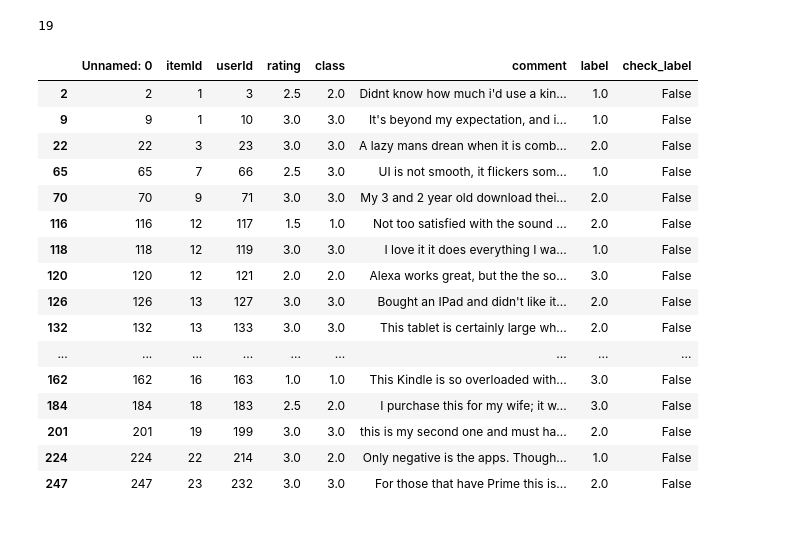
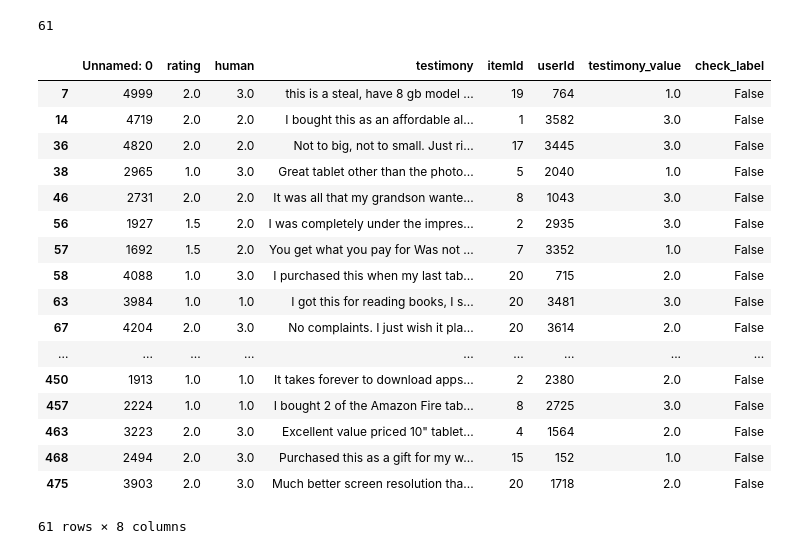
Before and after one commit to deadania14/RecommenderSystem, a Jupyter notebook: sentiment_analysis.ipynb, the cells around one changed output. Cells and saved outputs as stored; diff of their text form; code cells hidden in the pictures.

Commit message:
sentiment evaluation

```diff
--- a/sentiment_analysis.ipynb
+++ b/sentiment_analysis.ipynb
@@ -462,0 +196,7 @@ data_test_filter.head()
+# %%
+# save testimony in a list
+TestTestimony = [str(x) for x in DataTest.testimony]
+# remove all punctuation
+TestTestimony = [testimony.translate(str.maketrans('','',string.punctuation)) for testimony in TestTestimony ]
+# make entire text lowercase
+TestTestimony = [t.lower() for t in TestTestimony]
@@ -462,0 +223,4 @@ data_test_filter.head()
+# %%
+test_testimony_value = SentimentAnalysis(TestTestimony)
+DataTest['testimony_value'] = test_testimony_value
+DataTest.head()
@@ -462,0 +234,5 @@ data_test_filter.head()
+# %%
+# convert human type
+human_list = [float(x) for x in DataTest['human']]
+DataTest['human'] =  human_list
+DataTest.head()
@@ -463,25 +246,26 @@ data_test_filter.head()
 # %%
-data_test_filter['check_label'] = np.where(data_test_filter['class'] != data_test_filter['label'], False , True)
-(data_test_filter['check_label']==False).sum()
+DataTest['check_label'] = np.where(DataTest['human'] != DataTest['testimony_value'], False , True)
+(DataTest['check_label']==False).sum()
 # %% [output]
-19
+61
 # %%
-data_test_filter[data_test_filter['check_label']==False]
+DataTest[DataTest['check_label']==False]
 # %% [output]
-|  | Unnamed: 0 | itemId | userId | rating | class | comment | label | check_label |
-| 2 | 2 | 1 | 3 | 2.5 | 2.0 | Didnt know how much i'd use a kin... | 1.0 | False |
-| 9 | 9 | 1 | 10 | 3.0 | 3.0 | It's beyond my expectation, and i... | 1.0 | False |
-| 22 | 22 | 3 | 23 | 3.0 | 3.0 | A lazy mans drean when it is comb... | 2.0 | False |
-| 65 | 65 | 7 | 66 | 2.5 | 3.0 | UI is not smooth, it flickers som... | 1.0 | False |
-| 70 | 70 | 9 | 71 | 3.0 | 3.0 | My 3 and 2 year old download thei... | 2.0 | False |
-| 116 | 116 | 12 | 117 | 1.5 | 1.0 | Not too satisfied with the sound ... | 2.0 | False |
-| 118 | 118 | 12 | 119 | 3.0 | 3.0 | I love it it does everything I wa... | 1.0 | False |
-| 120 | 120 | 12 | 121 | 2.0 | 2.0 | Alexa works great, but the the so... | 3.0 | False |
-| 126 | 126 | 13 | 127 | 3.0 | 3.0 | Bought an IPad and didn't like it... | 2.0 | False |
-| 132 | 132 | 13 | 133 | 3.0 | 3.0 | This tablet is certainly large wh... | 2.0 | False |
+|  | Unnamed: 0 | rating | human | testimony | itemId | userId | testimony_value | check_label |
+| 7 | 4999 | 2.0 | 3.0 | this is a steal, have 8 gb model ... | 19 | 764 | 1.0 | False |
+| 14 | 4719 | 2.0 | 2.0 | I bought this as an affordable al... | 1 | 3582 | 3.0 | False |
+| 36 | 4820 | 2.0 | 2.0 | Not to big, not to small. Just ri... | 17 | 3445 | 3.0 | False |
+| 38 | 2965 | 1.0 | 3.0 | Great tablet other than the photo... | 5 | 2040 | 1.0 | False |
+| 46 | 2731 | 2.0 | 2.0 | It was all that my grandson wante... | 8 | 1043 | 3.0 | False |
+| 56 | 1927 | 1.5 | 2.0 | I was completely under the impres... | 2 | 2935 | 3.0 | False |
+| 57 | 1692 | 1.5 | 2.0 | You get what you pay for Was not ... | 7 | 3352 | 1.0 | False |
+| 58 | 4088 | 1.0 | 3.0 | I purchased this when my last tab... | 20 | 715 | 2.0 | False |
+| 63 | 3984 | 1.0 | 1.0 | I got this for reading books, I s... | 20 | 3481 | 3.0 | False |
+| 67 | 4204 | 2.0 | 3.0 | No complaints. I just wish it pla... | 20 | 3614 | 2.0 | False |
 | ... | ... | ... | ... | ... | ... | ... | ... | ... |
-| 162 | 162 | 16 | 163 | 1.0 | 1.0 | This Kindle is so overloaded with... | 3.0 | False |
-| 184 | 184 | 18 | 183 | 2.5 | 2.0 | I purchase this for my wife; it w... | 3.0 | False |
-| 201 | 201 | 19 | 199 | 3.0 | 3.0 | this is my second one and must ha... | 2.0 | False |
-| 224 | 224 | 22 | 214 | 3.0 | 2.0 | Only negative is the apps. Though... | 1.0 | False |
-| 247 | 247 | 23 | 232 | 3.0 | 3.0 | For those that have Prime this is... | 2.0 | False |
+| 450 | 1913 | 1.0 | 1.0 | It takes forever to download apps... | 2 | 2380 | 2.0 | False |
+| 457 | 2224 | 1.0 | 1.0 | I bought 2 of the Amazon Fire tab... | 8 | 2725 | 3.0 | False |
+| 463 | 3223 | 2.0 | 3.0 | Excellent value priced 10" tablet... | 4 | 1564 | 2.0 | False |
+| 468 | 2494 | 2.0 | 3.0 | Purchased this as a gift for my w... | 15 | 152 | 1.0 | False |
+| 475 | 3903 | 2.0 | 3.0 | Much better screen resolution tha... | 20 | 1718 | 2.0 | False |
+61 rows × 8 columns
```
Also changed, not shown: parts of 39 cells of this notebook, 29 other files.
